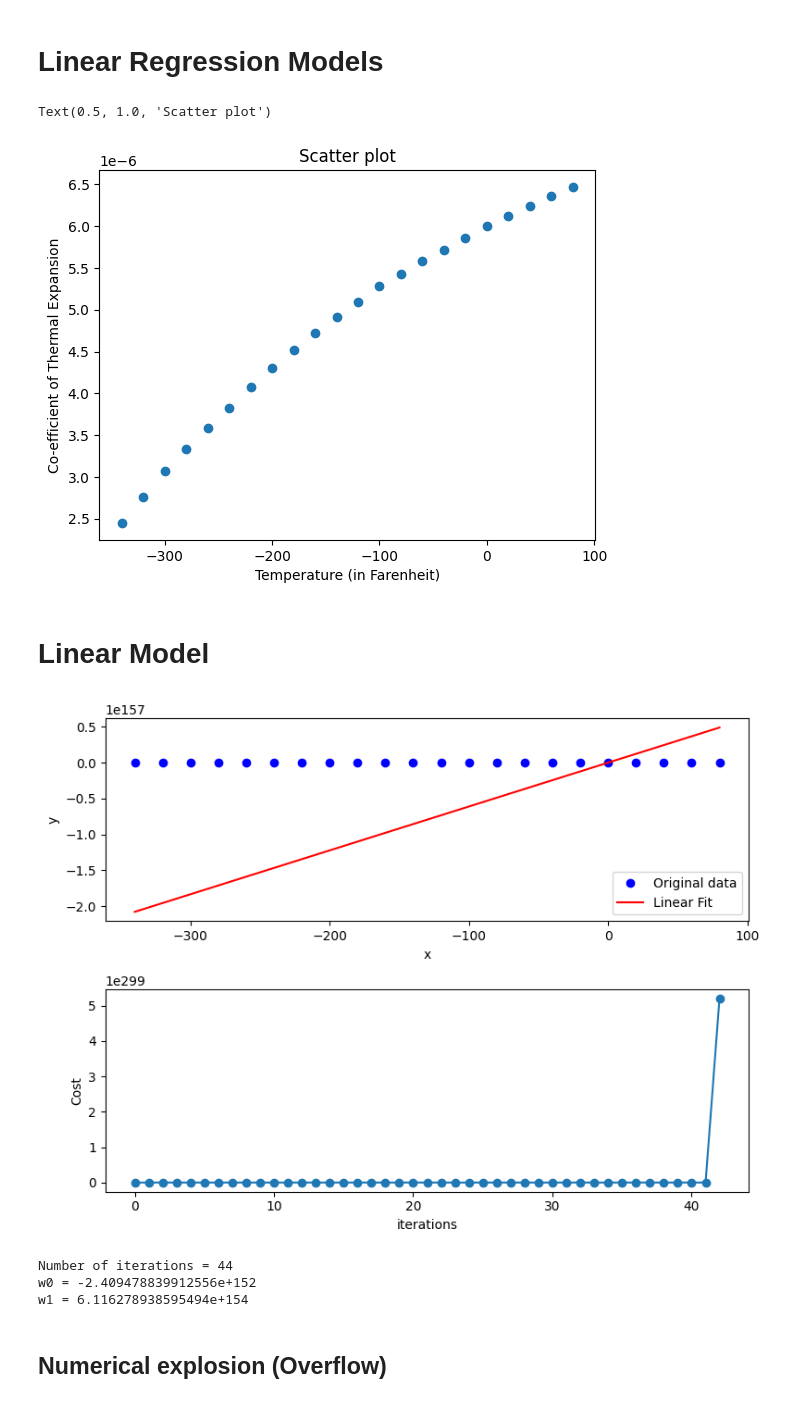
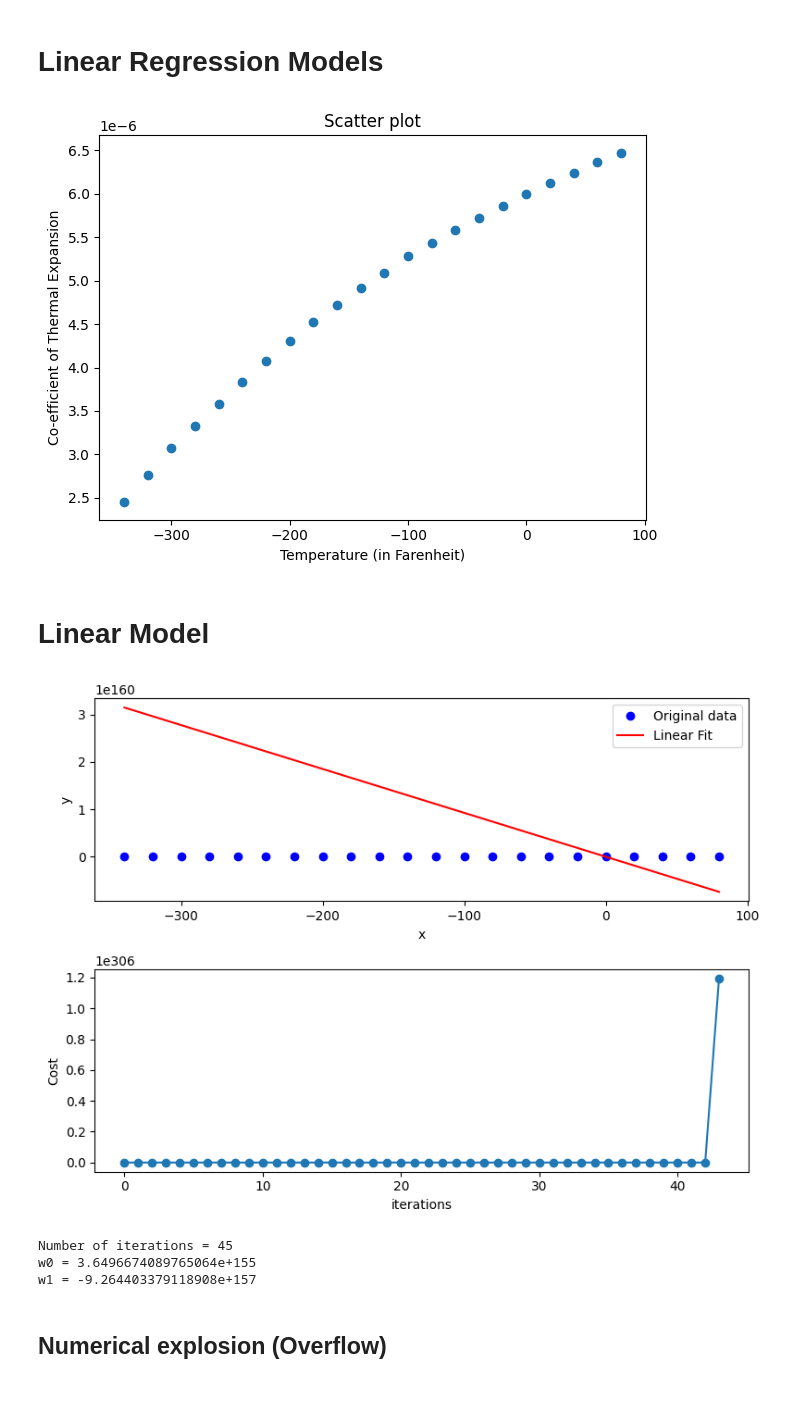
Before and after one commit to ravichandrakorivi/deep-learning, a Jupyter notebook: linear-regression/linear_regression_models.ipynb, the cells around one changed output. Cells and saved outputs as stored; diff of their text form; code cells hidden in the pictures.

```diff
--- a/linear-regression/linear_regression_models.ipynb
+++ b/linear-regression/linear_regression_models.ipynb
@@ -25,9 +24,11 @@ plt.scatter(temperature, alpha)
 plt.xlabel("Temperature (in Farenheit)")
 plt.ylabel("Co-efficient of Thermal Expansion")
 plt.title("Scatter plot")
+
+plt.tight_layout()
+plt.show()
 # %% [output]
-Text(0.5, 1.0, 'Scatter plot')
-[figure, old version]
+[figure, new version]
 # %%
 eta = 0.1       # learning rate
 eps = 1.e-6     # Stopping tolerance
@@ -40,8 +41,8 @@ y = alpha
 eta = 0.1
 
 # Initialize weights
-w0 = np.random.rand()
-w1 = np.random.rand()
+w0 = rng.random()
+w1 = rng.random()
 
 yhat = w0 + w1*x
 
@@ -70,37 +71,37 @@ while error > eps:
     C.append(cost)
 
     error = abs(C[-1] - C[-2])
 
 yhat = w0 + w1*x
 
 # Create a new plotting canvas/figure with 8 inches width and 6 inches height
 plt.figure(figsize=(8, 6))
 
 plt.subplot(211)
 plt.plot(x, y, 'bo', label="Original data")
 plt.plot(x, yhat, 'r-', label="Linear Fit")
 plt.xlabel("x")
 plt.ylabel("y")
 plt.legend()
 
 plt.subplot(212)
 plt.plot(range(len(C)), C, '-o')
 plt.xlabel("iterations")
 plt.ylabel("Cost")
 
 plt.tight_layout()
 plt.show()
 
 print(f"Number of iterations = {iter}")
 
 # Learned weights
 print(f"w0 = {w0}")
 print(f"w1 = {w1}")
 # %% [output]
-[figure, old version]
+[figure, new version]
-Number of iterations = 44
-w0 = -2.409478839912556e+152
-w1 = 6.116278938595494e+154
+Number of iterations = 45
+w0 = 3.6496674089765064e+155
+w1 = -9.264403379118908e+157
 # %% [markdown]
 ## Numerical explosion (Overflow)
 # %% [markdown]
```
Also changed, not shown: parts of 8 cells of this notebook.
